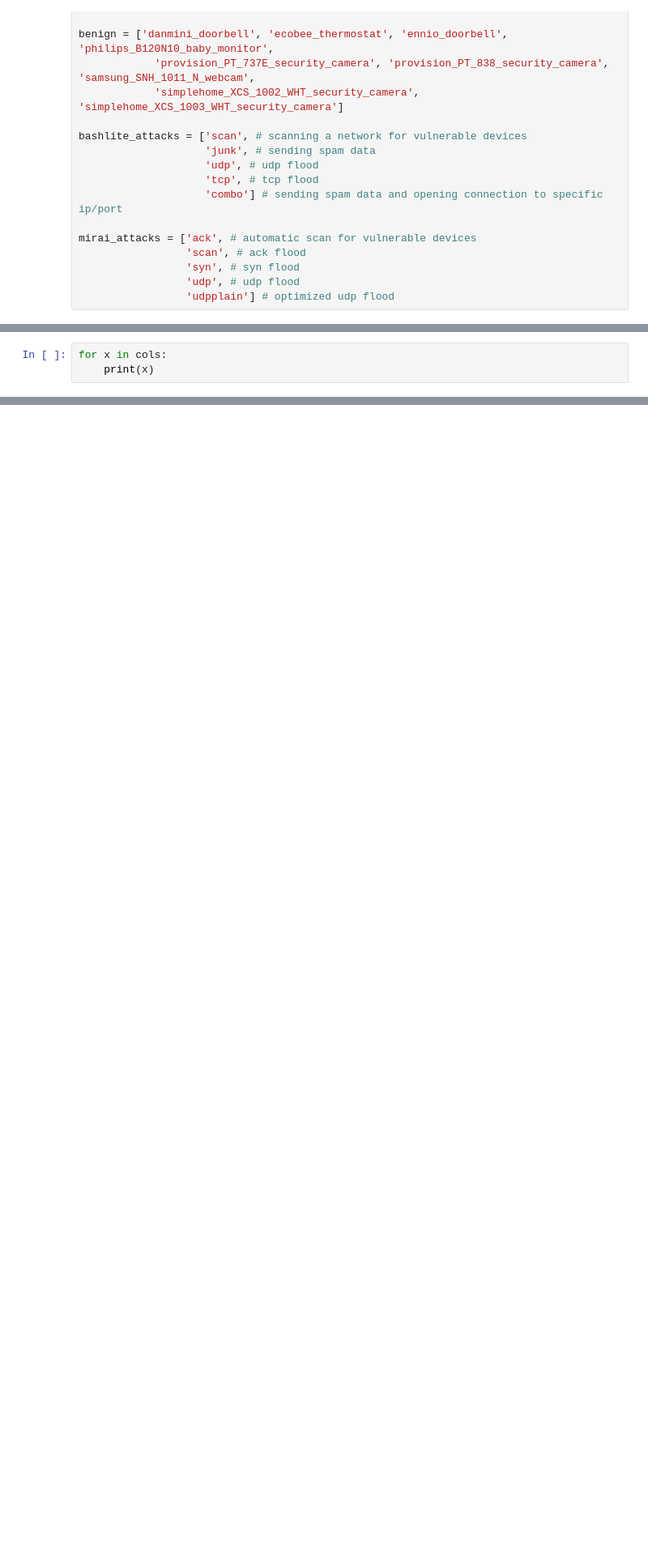
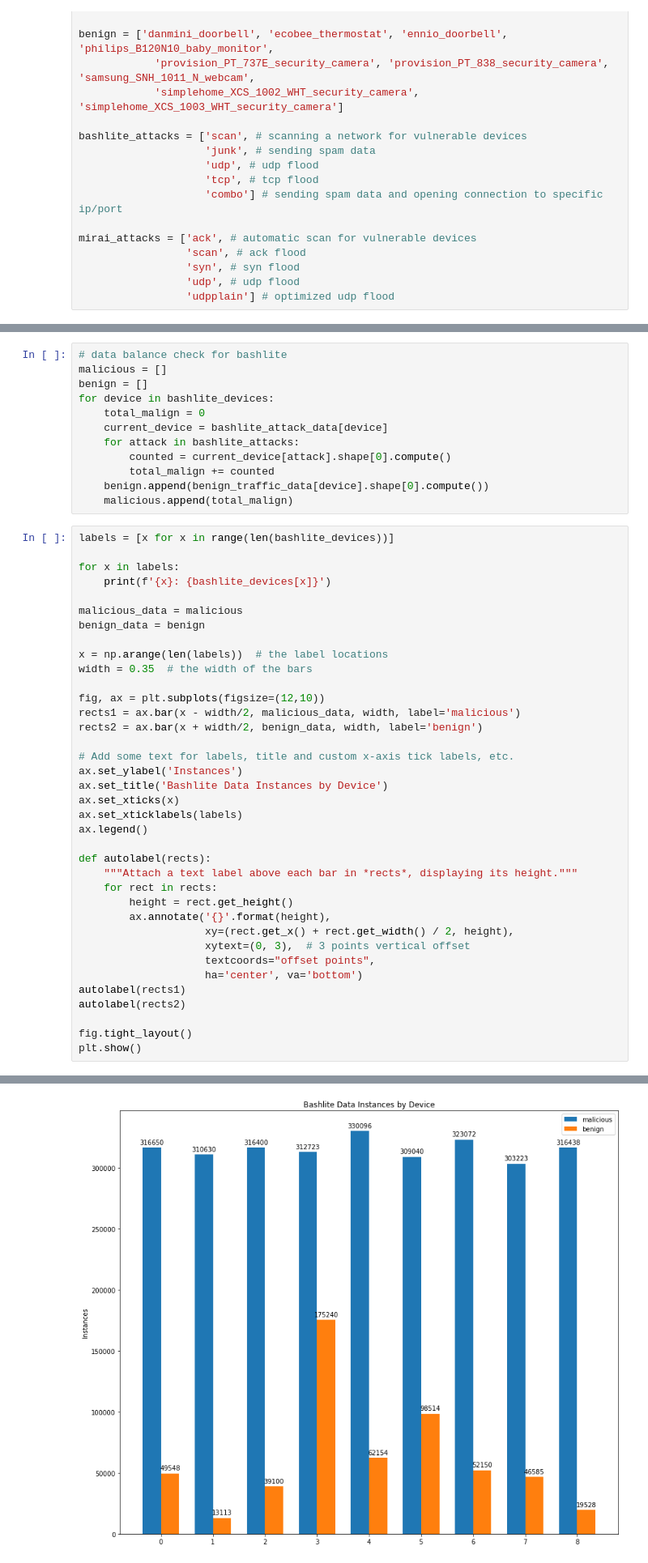
Before and after one commit to vmc9/BigDataProject, a Jupyter notebook: analysis/n_balo_t_data_exploration.ipynb, the cells around one changed output, grey strips where cells are left out. Shown at 81% size. Saved outputs shown, nothing was run; the diff lists cells and outputs as text; blank space fills up the shorter version.

Commit message:
data exploration: data imbalance check

```diff
--- a/analysis/n_balo_t_data_exploration.ipynb
+++ b/analysis/n_balo_t_data_exploration.ipynb
@@ -92,3 +98,0 @@ cols = (bashlite_attack_data['danmini_doorbell']['combo']).columns
-# %%
-for x in cols:
-    print(x)
@@ -112,0 +99,50 @@ HpHp_L0.01_pcc
+# %%
+# data balance check for bashlite
+malicious = []
+benign = []
+for device in bashlite_devices:
+    total_malign = 0
+    current_device = bashlite_attack_data[device]
+    for attack in bashlite_attacks:
+        counted = current_device[attack].shape[0].compute()
+        total_malign += counted
+    benign.append(benign_traffic_data[device].shape[0].compute())
+    malicious.append(total_malign)
+# %%
+labels = [x for x in range(len(bashlite_devices))]
+
+for x in labels:
+    print(f'{x}: {bashlite_devices[x]}')
+
+malicious_data = malicious
+benign_data = benign
+
+x = np.arange(len(labels))  # the label locations
+width = 0.35  # the width of the bars
+
+fig, ax = plt.subplots(figsize=(12,10))
+rects1 = ax.bar(x - width/2, malicious_data, width, label='malicious')
+rects2 = ax.bar(x + width/2, benign_data, width, label='benign')
+
+# Add some text for labels, title and custom x-axis tick labels, etc.
+ax.set_ylabel('Instances')
+ax.set_title('Bashlite Data Instances by Device')
+ax.set_xticks(x)
+ax.set_xticklabels(labels)
+ax.legend()
+
+def autolabel(rects):
+    """Attach a text label above each bar in *rects*, displaying its height."""
+    for rect in rects:
+        height = rect.get_height()
+        ax.annotate('{}'.format(height),
+                    xy=(rect.get_x() + rect.get_width() / 2, height),
+                    xytext=(0, 3),  # 3 points vertical offset
+                    textcoords="offset points",
+                    ha='center', va='bottom')
+autolabel(rects1)
+autolabel(rects2)
+
+fig.tight_layout()
+plt.show()
+# %% [output]
@@ -112,0 +158 @@ HpHp_L0.01_pcc
+[figure, added]
```
Also changed, not shown: parts of 7 cells of this notebook.
